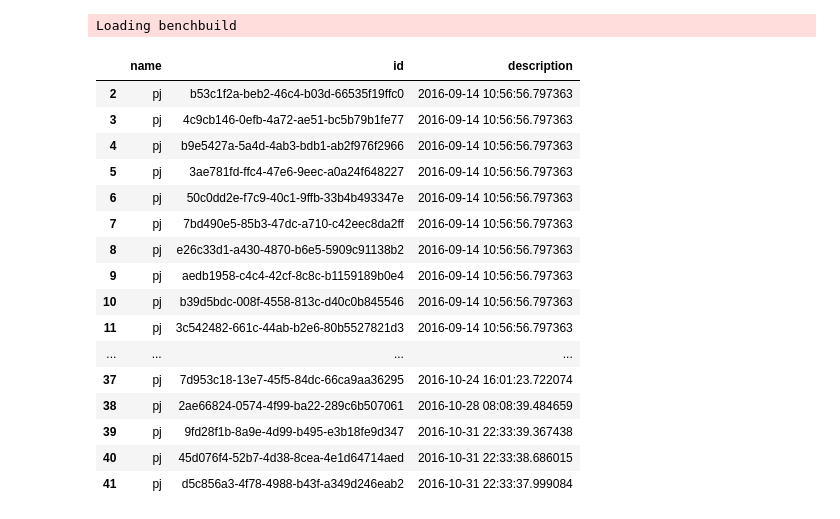
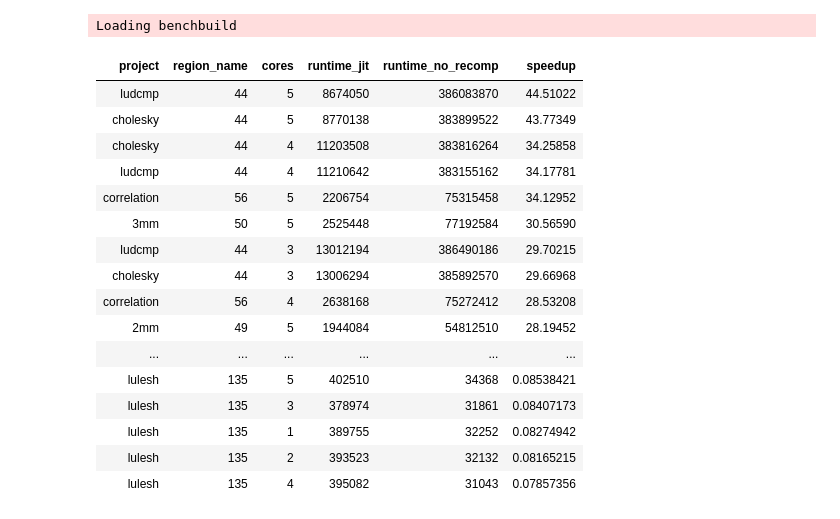
Before and after one commit to simbuerg/pprof-stats, a Jupyter notebook: PolyJIT - Region-Wise.ipynb, the cells around one changed output. Cells and saved outputs as stored; diff of their text form; code cells hidden in the pictures.

```diff
--- a/PolyJIT - Region-Wise.ipynb
+++ b/PolyJIT - Region-Wise.ipynb
@@ -16,25 +16,6 @@ options(repr.plot.width=12, repr.plot.height=8)
 Loading benchbuild
 # %%
 exps <- benchbuild::get_experiments(c)
-exps[exps$name == 'pj',]
-# %% [output]
-|  | name | id | description |
-| 2 | pj | b53c1f2a-beb2-46c4-b03d-66535f19ffc0 | 2016-09-14 10:56:56.797363 |
-| 3 | pj | 4c9cb146-0efb-4a72-ae51-bc5b79b1fe77 | 2016-09-14 10:56:56.797363 |
-| 4 | pj | b9e5427a-5a4d-4ab3-bdb1-ab2f976f2966 | 2016-09-14 10:56:56.797363 |
-| 5 | pj | 3ae781fd-ffc4-47e6-9eec-a0a24f648227 | 2016-09-14 10:56:56.797363 |
-| 6 | pj | 50c0dd2e-f7c9-40c1-9ffb-33b4b493347e | 2016-09-14 10:56:56.797363 |
-| 7 | pj | 7bd490e5-85b3-47dc-a710-c42eec8da2ff | 2016-09-14 10:56:56.797363 |
-| 8 | pj | e26c33d1-a430-4870-b6e5-5909c91138b2 | 2016-09-14 10:56:56.797363 |
-| 9 | pj | aedb1958-c4c4-42cf-8c8c-b1159189b0e4 | 2016-09-14 10:56:56.797363 |
-| 10 | pj | b39d5bdc-008f-4558-813c-d40c0b845546 | 2016-09-14 10:56:56.797363 |
-| 11 | pj | 3c542482-661c-44ab-b2e6-80b5527821d3 | 2016-09-14 10:56:56.797363 |
-| ... | ... | ... | ... |
-| 37 | pj | 7d953c18-13e7-45f5-84dc-66ca9aa36295 | 2016-10-24 16:01:23.722074 |
-| 38 | pj | 2ae66824-0574-4f99-ba22-289c6b507061 | 2016-10-28 08:08:39.484659 |
-| 39 | pj | 9fd28f1b-8a9e-4d99-b495-e3b18fe9d347 | 2016-10-31 22:33:39.367438 |
-| 40 | pj | 45d076f4-52b7-4d38-8cea-4e1d64714aed | 2016-10-31 22:33:38.686015 |
-| 41 | pj | d5c856a3-4f78-4988-b43f-a349d246eab2 | 2016-10-31 22:33:37.999084 |
 # %%
 plot_comparison_data <- function(selected) {
   exps <- exps[exps$id %in% selected,]$id
@@ -91,20 +72,35 @@ project_plot <- function(plot_data) {
 # %%
 #data <- plot_comparison_data(c(
 #    '0f42573f-973d-4cd4-bfac-b71961d100ed',
 #    '09de35a6-f0af-4577-91a2-a564b63ef900'
 #))
-data <- plot_comparison_data(c(
-    '9fd28f1b-8a9e-4d99-b495-e3b18fe9d347',
-    '45d076f4-52b7-4d38-8cea-4e1d64714aed',
-    'd5c856a3-4f78-4988-b43f-a349d246eab2',
-    '923a551e-0fb2-4b67-af6c-89bbe66d379a',
-    'bd9878da-55a1-4b81-bcde-0e050a6fc9e2',
-    'be9aca89-c6c0-44e5-870c-83ca39d5cb80',
-    'f5ecd111-d754-494a-aa12-32a9669d3a80'
+polybench <- plot_comparison_data(c('9fd28f1b-8a9e-4d99-b495-e3b18fe9d347'))
+llvm_nt <-plot_comparison_data(c('45d076f4-52b7-4d38-8cea-4e1d64714aed'))
+benchbuild <- plot_comparison_data(c('d5c856a3-4f78-4988-b43f-a349d246eab2'))
 
-))
+data <- rbind(polybench, llvm_nt)
+data <- rbind(data, benchbuild)
+
 data$region_name <- as.numeric(factor(data$region_name))
-#data
+data
+# %% [output]
+| project | region_name | cores | runtime_jit | runtime_no_recomp | speedup |
+| ludcmp | 44 | 5 | 8674050 | 386083870 | 44.51022 |
+| cholesky | 44 | 5 | 8770138 | 383899522 | 43.77349 |
+| cholesky | 44 | 4 | 11203508 | 383816264 | 34.25858 |
+| ludcmp | 44 | 4 | 11210642 | 383155162 | 34.17781 |
+| correlation | 56 | 5 | 2206754 | 75315458 | 34.12952 |
+| 3mm | 50 | 5 | 2525448 | 77192584 | 30.56590 |
+| ludcmp | 44 | 3 | 13012194 | 386490186 | 29.70215 |
+| cholesky | 44 | 3 | 13006294 | 385892570 | 29.66968 |
+| correlation | 56 | 4 | 2638168 | 75272412 | 28.53208 |
+| 2mm | 49 | 5 | 1944084 | 54812510 | 28.19452 |
+| ... | ... | ... | ... | ... | ... |
+| lulesh | 135 | 5 | 402510 | 34368 | 0.08538421 |
+| lulesh | 135 | 3 | 378974 | 31861 | 0.08407173 |
+| lulesh | 135 | 1 | 389755 | 32252 | 0.08274942 |
+| lulesh | 135 | 2 | 393523 | 32132 | 0.08165215 |
+| lulesh | 135 | 4 | 395082 | 31043 | 0.07857356 |
 # %%
 bar_plot <- function(plot_data) {
   plot <- ggplot(data = plot_data, aes(y=speedup, x=region_name, fill=cores)) +
```
Also changed, not shown: parts of 9 cells of this notebook.
